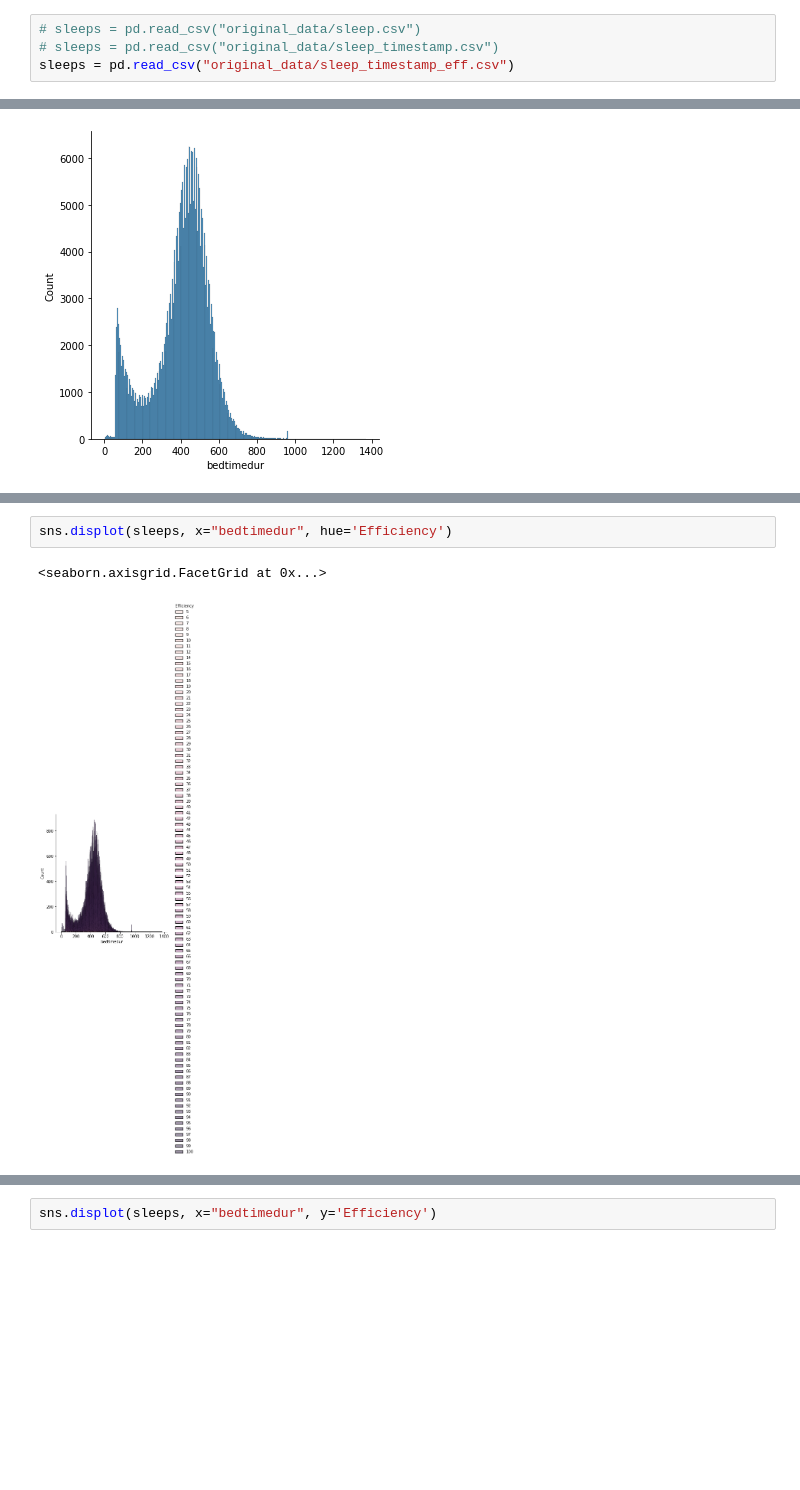
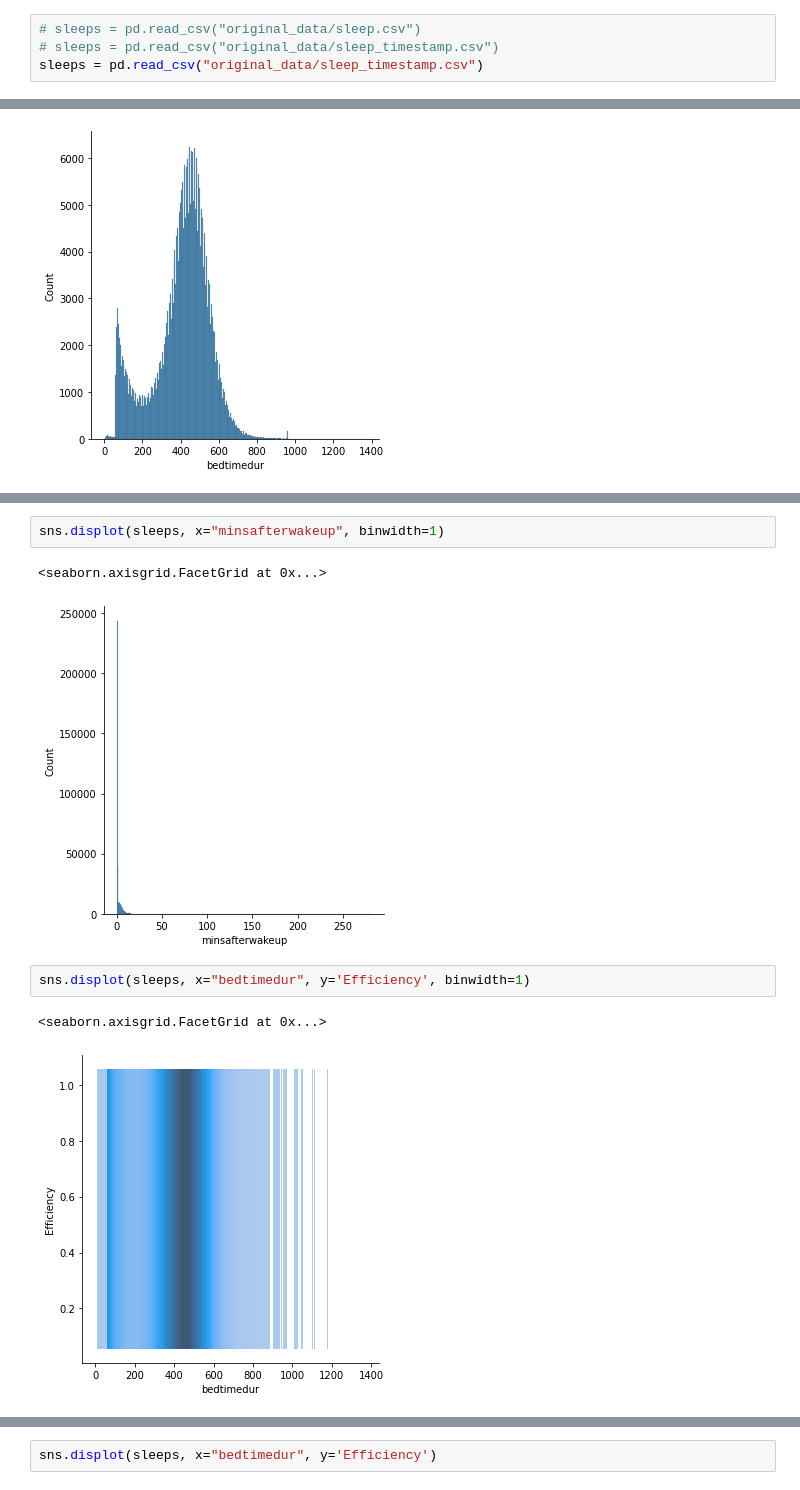
Before and after one commit to EAltunoglu/cmpe492, a Jupyter notebook: sleep.ipynb, the cells around one changed output, grey strips where cells are left out. Drawn from its saved outputs; the diff is of its cells as text; blank space fills up the shorter version.

```diff
--- a/sleep.ipynb
+++ b/sleep.ipynb
@@ -10,7 +5,7 @@ import matplotlib.pyplot as plt
 # %%
 # sleeps = pd.read_csv("original_data/sleep.csv")
 # sleeps = pd.read_csv("original_data/sleep_timestamp.csv")
-sleeps = pd.read_csv("original_data/sleep_timestamp_eff.csv")
+sleeps = pd.read_csv("original_data/sleep_timestamp.csv")
 # %%
 sleep_eff = sleeps.groupby(['egoid'])['Efficiency'].count()
 # print(sleep_eff.head(5))
@@ -109,5 +119,10 @@ sns.displot(sleeps, x="bedtimedur")
+# %%
+sns.displot(sleeps, x="minsafterwakeup", binwidth=1)
+# %% [output]
+<seaborn.axisgrid.FacetGrid at 0x...>
+[figure, added]
 # %%
-sns.displot(sleeps, x="bedtimedur", hue='Efficiency')
+sns.displot(sleeps, x="bedtimedur", y='Efficiency', binwidth=1)
 # %% [output]
 <seaborn.axisgrid.FacetGrid at 0x...>
-[figure, old version]
+[figure, new version]
```
Also changed, not shown: parts of 6 cells of this notebook, 6 other files.
